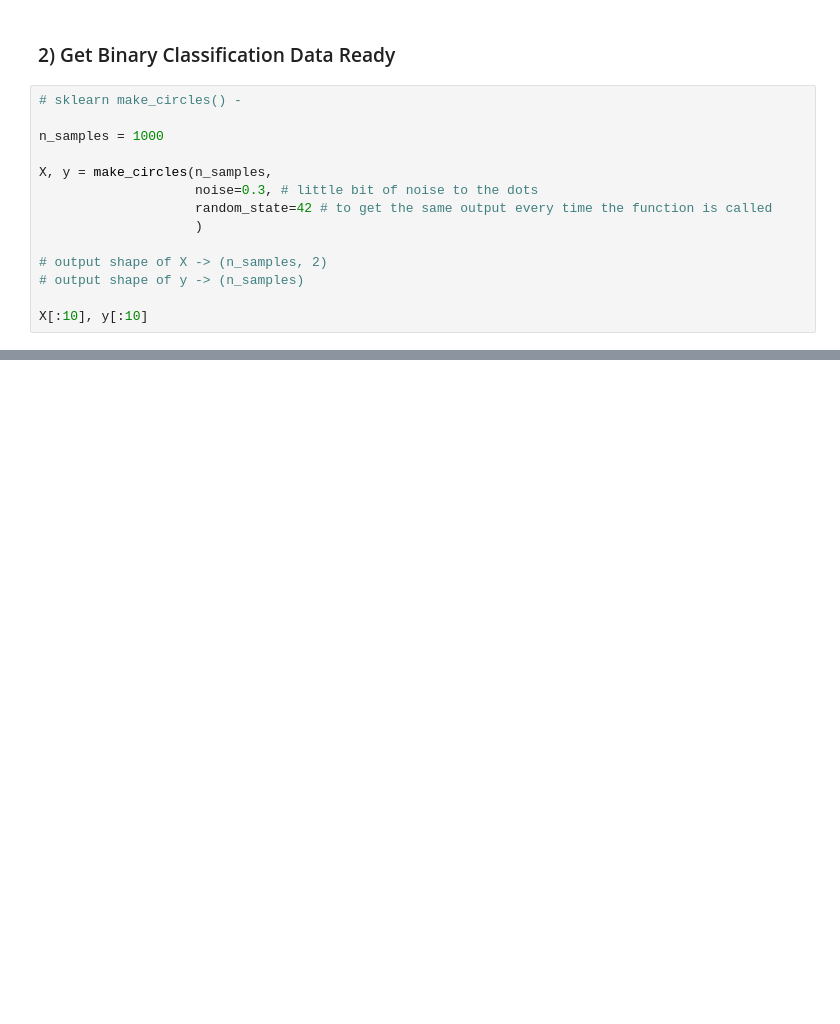
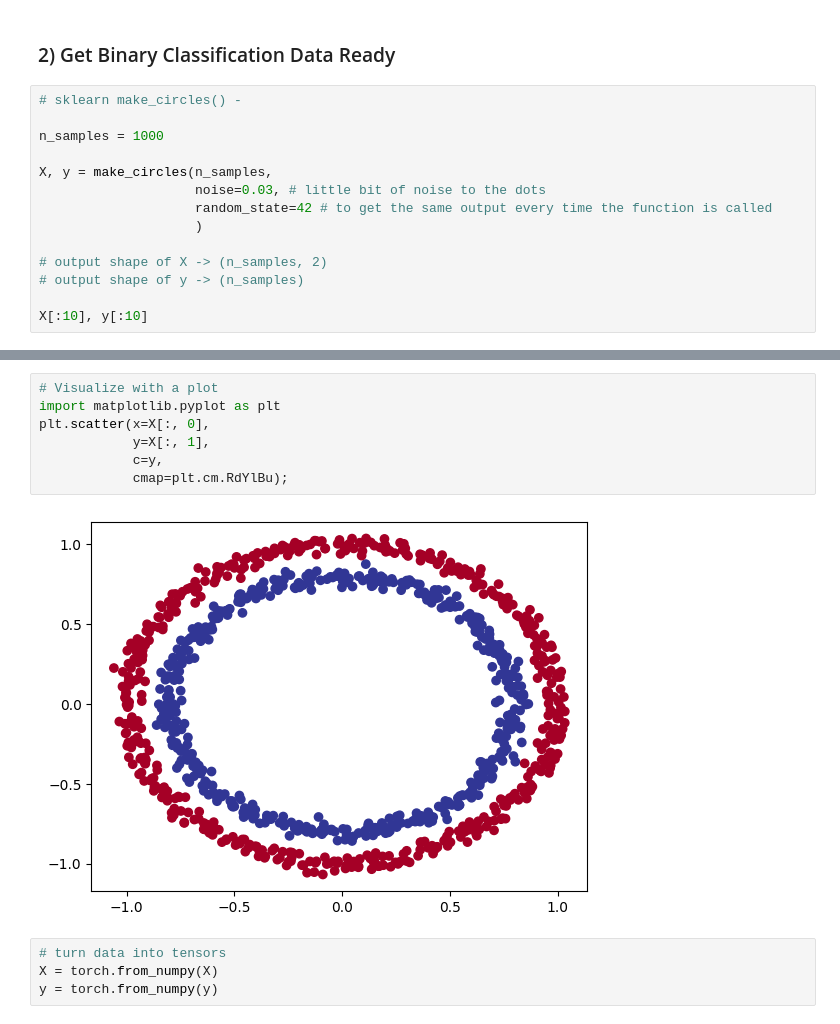
Before and after one commit to UtkarshRasal/deep_learning, a Jupyter notebook: neural_networks_classification.ipynb, the cells around one changed output, grey strips where cells are left out. Drawn from its saved outputs; the diff is of its cells as text; blank space fills up the shorter version.

```diff
--- a/neural_networks_classification.ipynb
+++ b/neural_networks_classification.ipynb
@@ -50,7 +51,7 @@ from sklearn.datasets import make_circles
 n_samples = 1000
 
 X, y = make_circles(n_samples,
-                    noise=0.3, # little bit of noise to the dots
+                    noise=0.03, # little bit of noise to the dots
                     random_state=42 # to get the same output every time the function is called
                     )
 
@@ -72,0 +94,13 @@ X[:10], y[:10]
+# %%
+# Visualize with a plot
+import matplotlib.pyplot as plt
+plt.scatter(x=X[:, 0],
+            y=X[:, 1],
+            c=y,
+            cmap=plt.cm.RdYlBu);
+# %% [output]
+[figure, added]
+# %%
+# turn data into tensors
+X = torch.from_numpy(X)
+y = torch.from_numpy(y)
```
Also changed, not shown: parts of 13 cells of this notebook.
